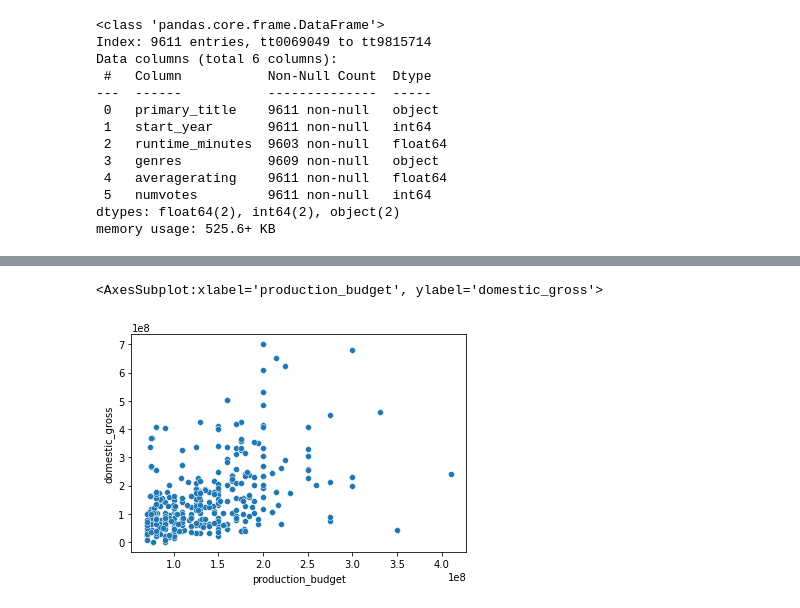
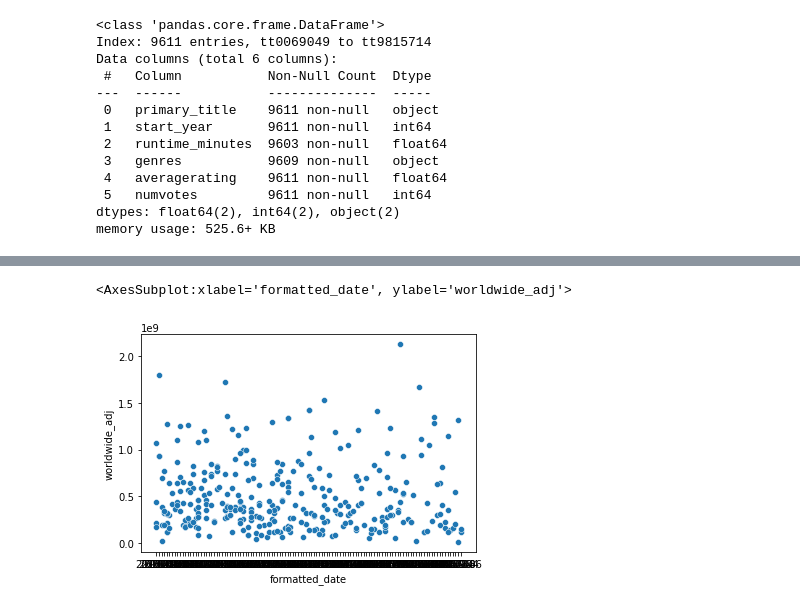
Before and after one commit to saifword/dsc-phase-1-project, a Jupyter notebook: student.ipynb, the cells around one changed output, grey strips where cells are left out. Drawn from its saved outputs; the diff is of its cells as text; code cells hidden in the pictures.

```diff
--- a/student.ipynb
+++ b/student.ipynb
@@ -51,4 +44,5 @@ dollar_to_int('production_budget')
 dollar_to_int('worldwide_gross')
 df_fin['formatted_date'] = pd.to_datetime(df_fin['release_date'], format='%b %d, %Y')
 df_fin['formatted_date'] = df_fin['formatted_date'].apply(lambda x: x.strftime('%Y-%m'))
+df_fin['movie'] = df_fin['movie'].astype(str)
 # %%
@@ -69,0 +59,5 @@ df_fin
+# %%
+df_fin['budget_adj'] = df_fin['production_budget'] * df_fin['Multiplier']
+df_fin['domestic_adj'] =df_fin['domestic_gross'] * df_fin['Multiplier']
+df_fin['worldwide_adj'] =df_fin['worldwide_gross'] * df_fin['Multiplier']
+df_fin['foreign_adj'] = df_fin['worldwide_adj'] - df_fin['domestic_adj']
@@ -102,5 +116,4 @@ memory usage: 3.9+ MB
 # %% [markdown]
 What are the smart people doing?,What are the dumb people doing?
 # %%
-df_fin =df_fin.drop(['id'], axis=1)
-df_fin =df_fin.drop(['release_date'], axis=1)
+df_fin =df_fin.drop(['id', 'release_date', 'DATE'], axis=1)
@@ -171,0 +177,2 @@ df_all['ratio'] =df_all['worldwide_gross']/df_all['production_budget']
+# %%
+df_fin['ratio'] =(df_fin['domestic_adj']*0.5 +df_fin['foreign_adj']*0.25)/df_fin['budget_adj']
@@ -172,5 +230,5 @@ df_all['ratio'] =df_all['worldwide_gross']/df_all['production_budget']
 # %%
-sns.scatterplot(x=df_all['production_budget'], y=df_all['domestic_gross'])
+sns.scatterplot(data=df_fin, x='formatted_date', y='worldwide_adj')
 # %% [output]
-<AxesSubplot:xlabel='production_budget', ylabel='domestic_gross'>
+<AxesSubplot:xlabel='formatted_date', ylabel='worldwide_adj'>
-[figure, old version]
+[figure, new version]
```
Also changed, not shown: parts of 14 cells of this notebook, 1 other file.
